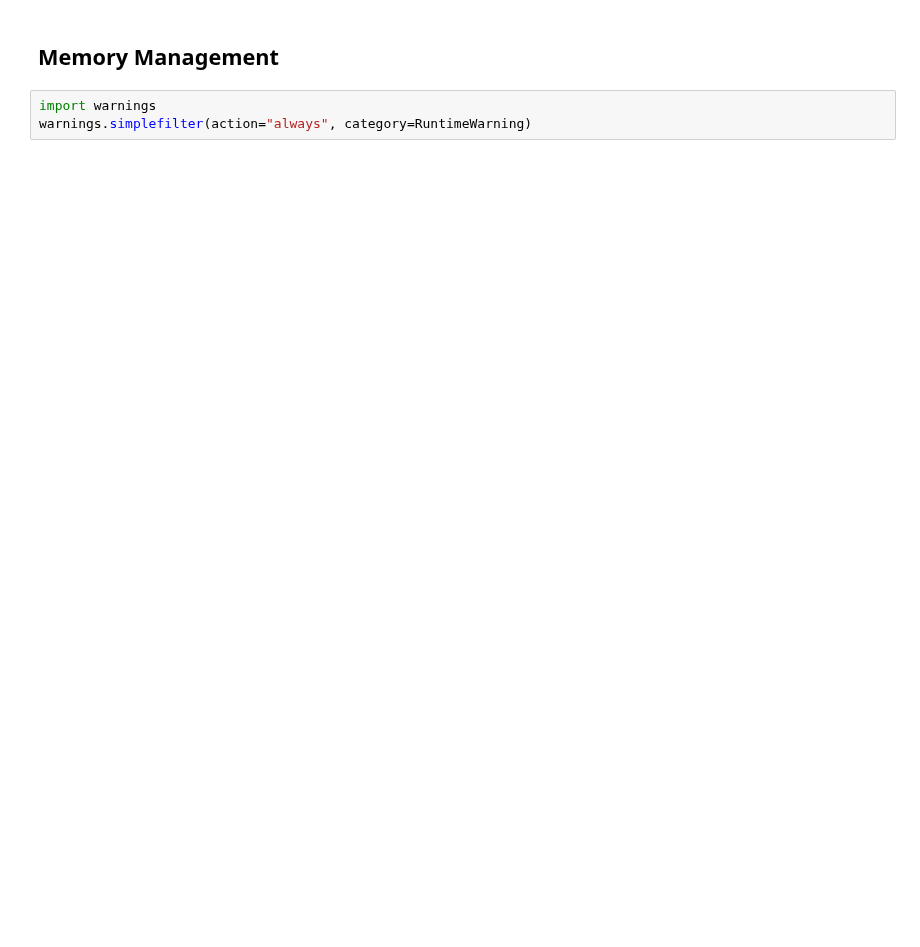
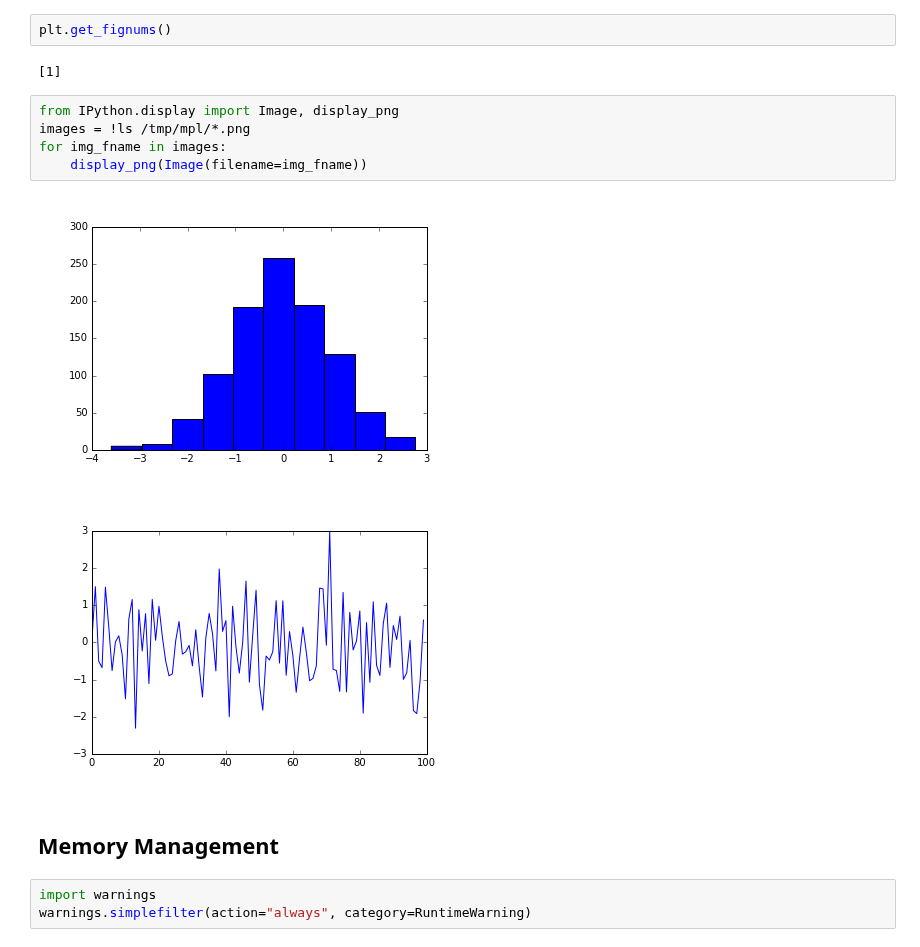
Before and after one commit to croach/oreilly-matplotlib-course, a Jupyter notebook: 04 - Object-Oriented API/Memory Management.ipynb, the cells around one changed output. Drawn from its saved outputs; the diff is of its cells as text; blank space fills up the shorter version.

```diff
--- a/04 - Object-Oriented API/Memory Management.ipynb
+++ b/04 - Object-Oriented API/Memory Management.ipynb
@@ -1,3 +72,15 @@
+# %%
+plt.get_fignums()
+# %% [output]
+[1]
+# %%
+from IPython.display import Image, display_png
+images = !ls /tmp/mpl/*.png
+for img_fname in images:
+    display_png(Image(filename=img_fname))
+# %% [output]
+[figure, added]
+[figure, added]
 # %% [markdown]
 ## Memory Management
 # %%
```
Also changed, not shown: parts of 15 cells of this notebook.
